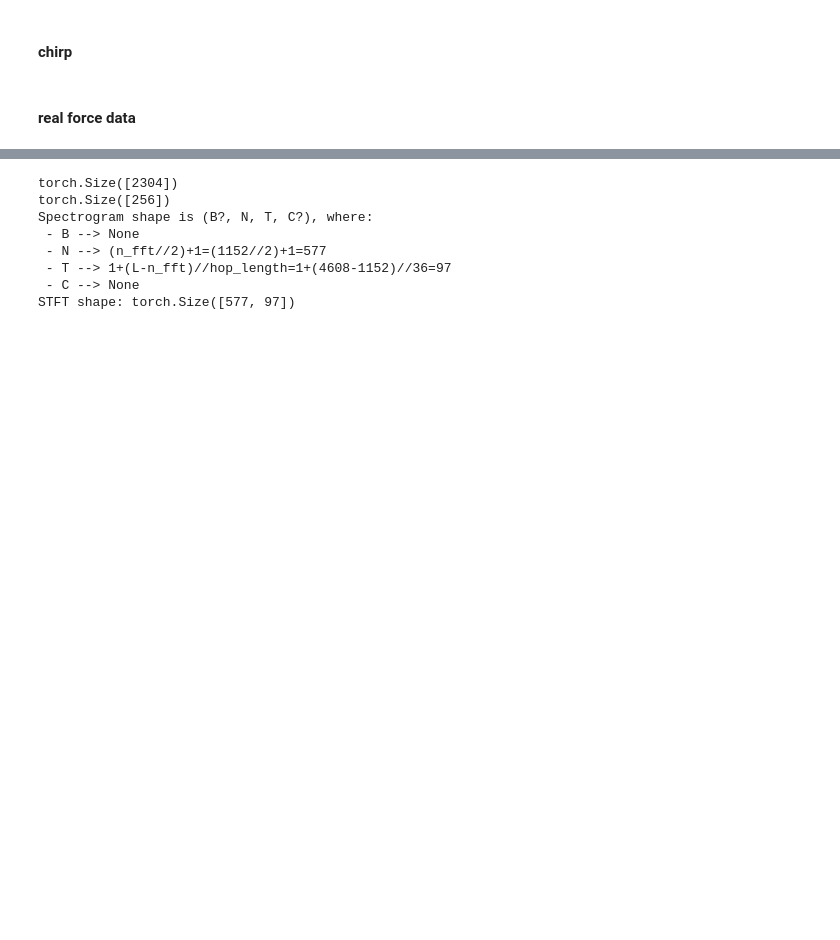
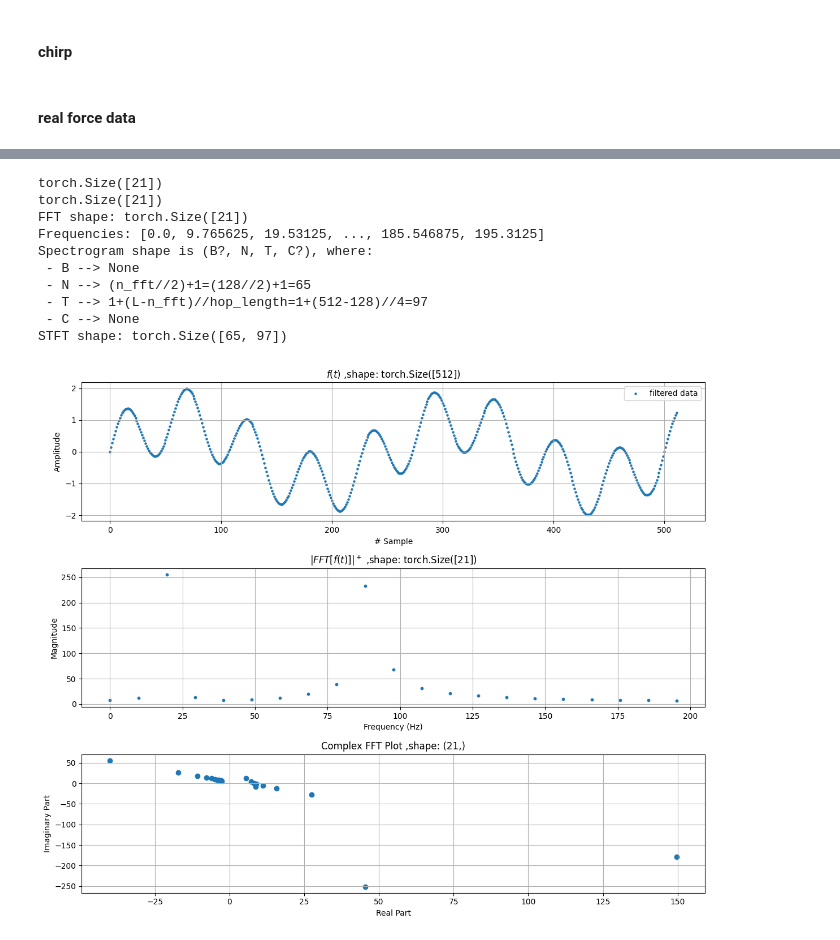
Before and after one commit to Hadar933/Thesis, a Jupyter notebook: playground.ipynb, the cells around one changed output, grey strips where cells are left out. Drawn from its saved outputs; the diff is of its cells as text; code cells hidden in the pictures; blank space fills up the shorter version.

```diff
--- a/playground.ipynb
+++ b/playground.ipynb
@@ -145,16 +143,18 @@ class Dataset:
 # %%
-dataset = Dataset(f4, 'f4', fs=fs)
-dataset.calc_fft()
+dataset = Dataset(sine_wave, 'sine', fs=fs)
+dataset.calc_fft(freq_threshold=200)
 n_fft = int(0.25 * len(dataset.data))
 hop_length = n_fft // 32
 window_len = n_fft // 16
 dataset.calc_stft(n_fft=n_fft, hop_length=hop_length)
 # %% [output]
-torch.Size([2304])
-torch.Size([256])
+torch.Size([21])
+torch.Size([21])
+FFT shape: torch.Size([21])
+Frequencies: [0.0, 9.765625, 19.53125, ..., 185.546875, 195.3125]
 Spectrogram shape is (B?, N, T, C?), where:
  - B --> None
- - N --> (n_fft//2)+1=(1152//2)+1=577
- - T --> 1+(L-n_fft)//hop_length=1+(4608-1152)//36=97
+ - N --> (n_fft//2)+1=(128//2)+1=65
+ - T --> 1+(L-n_fft)//hop_length=1+(512-128)//4=97
  - C --> None
-STFT shape: torch.Size([577, 97])
+STFT shape: torch.Size([65, 97])
@@ -165,38 +161,38 @@ top_k_freqs = dataset.fftfreq[sorted_fft.indices[:k]]
 # %%
 import matplotlib
 
-matplotlib.use('TkAgg')
+# matplotlib.use('TkAgg')
 plt.figure(figsize=(12, 10))
 
 # Subplot 1: Input signal
 plt.subplot(3, 1, 1)
 plt.scatter(torch.arange(len(dataset.data)), dataset.data, s=5, label='filtered data')
-plt.scatter(torch.arange(len(dataset.raw_data)), dataset.raw_data, s=5, label='raw data')
 plt.title(r'$f(t)$' + ' ,shape: ' + str(dataset.data.shape)), plt.xlabel('# Sample'), plt.ylabel('Amplitude')
 plt.grid(), plt.legend()
 
 # Subplot 2: FFT
 plt.subplot(3, 1, 2)
-plt.scatter(dataset.fftfreq, dataset.fft, s=10, label='FFT[filtered data]')
-plt.scatter(dataset.raw_fftfreq, dataset.raw_fft, s=10, label='FFT[raw data]')
-plt.title(r'$|FFT[f(t)]|^+$' + ' ,shape: ' + str(dataset.fft.shape)), plt.xlabel('Frequency (Hz)'), plt.ylabel(
-	'Magnitude'), plt.grid()
-# ax1 = plt.gca()
-# ax2= ax1.secondary_xaxis('top')
+plt.scatter(dataset.fft['freqs'], dataset.fft['magnitude'], s=10, label='FFT[filtered data]')
+plt.title(r'$|FFT[f(t)]|^+$' + ' ,shape: ' + str(dataset.fft['fft'].shape)), plt.xlabel('Frequency (Hz)'), plt.ylabel(
+    'Magnitude'), plt.grid()
 
-for i, f in enumerate(top_k_freqs):
-	plt.vlines(x=f, ymin=0, ymax=max(dataset.fft), color='black', linestyle='-.',
-			   label=rf'$f_{i}={f:.3f}$ Hz')
-# plt.xlim(0, 200)
-plt.legend()
+plt.subplot(3, 1, 3)
+complex_fft = dataset.fft['fft'].numpy()
 
-# Subplot 3: Spectrogram
-plt.subplot(3, 1, 3)
-stft_np = dataset.stft.numpy()
-plt.imshow(stft_np, aspect='auto', cmap='viridis', origin='lower', extent=[0, stft_np.shape[1], 0, fs / 2])
-plt.colorbar(label='Magnitude')
-plt.title('Spectrogram' + ' ,shape: ' + str(dataset.stft.shape)), plt.xlabel('Time (s)'), plt.ylabel('Frequency (Hz)')
-# plt.ylim(0, max(top_k_freqs) + 100)
-# plt.ylim(0,30)
+# Plot complex FFT values as lines
+plt.scatter(dataset.fft['fft'].real, dataset.fft['fft'].imag)
+plt.title('Complex FFT Plot' + ' ,shape: ' + str(complex_fft.shape)), plt.xlabel('Real Part'), plt.ylabel('Imaginary Part')
+plt.grid()
+
+# # Subplot 3: Spectrogram
+# plt.subplot(3, 1, 3)
+# stft_np = dataset.stft.numpy()
+# plt.imshow(stft_np, aspect='auto', cmap='viridis', origin='lower', extent=[0, stft_np.shape[1], 0, fs / 2])
+# plt.colorbar(label='Magnitude')
+# plt.title('Spectrogram' + ' ,shape: ' + str(dataset.stft.shape)), plt.xlabel('Time (s)'), plt.ylabel('Frequency (Hz)')
+# # plt.ylim(0, max(top_k_freqs) + 100)
+# # plt.ylim(0,30)
 plt.tight_layout()
 plt.show()
+# %% [output]
+[figure, added]
```
Also changed, not shown: parts of 6 cells of this notebook.
